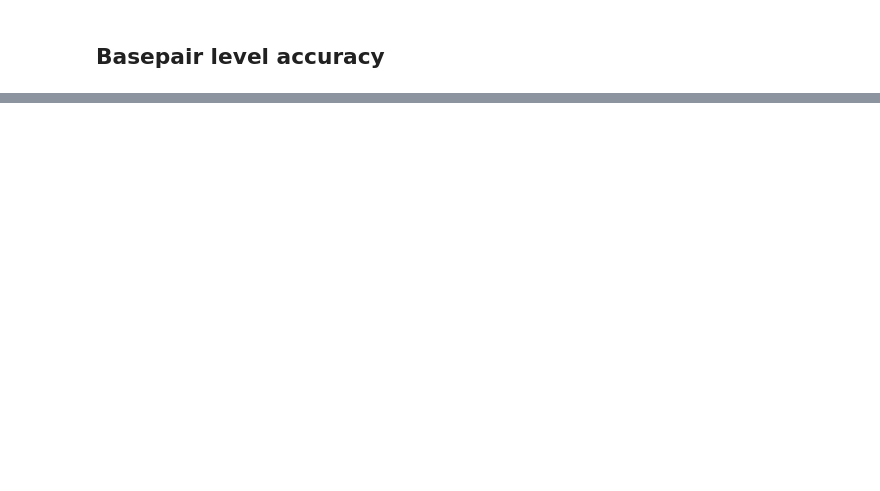
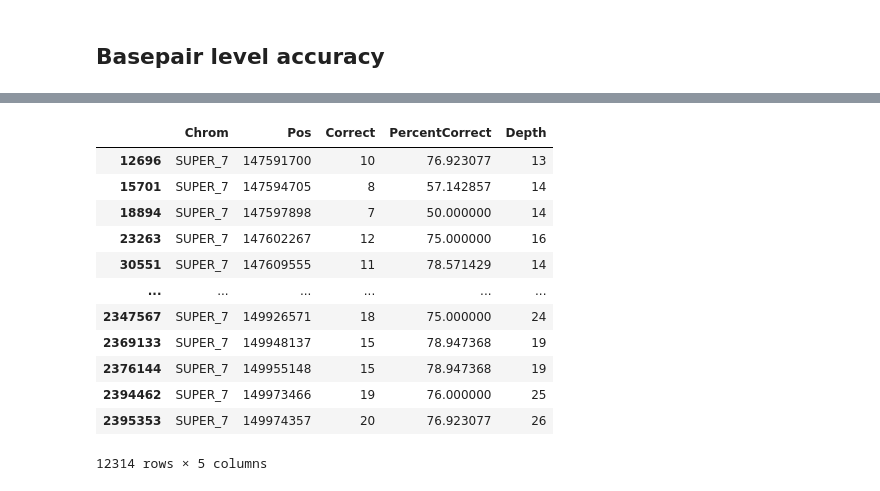
Before and after one commit to phylo-lab-usc/CloseRead_ig-assembly-eval, a Jupyter notebook: code/coverage.ipynb, the cells around one changed output, grey strips where cells are left out. Cells and saved outputs as stored; diff of their text form; code cells hidden in the pictures; blank space fills up the shorter version.

```diff
--- a/code/coverage.ipynb
+++ b/code/coverage.ipynb
@@ -515,3 +499,19 @@ axes[1].fill_between(alt_pileup['Pos'], 100 - alt_pileup['PercentCorrect'], step
+# %%
+pri_pileup[pri_pileup['PercentCorrect']<80]
+# %% [output]
+|  | Chrom | Pos | Correct | PercentCorrect | Depth |
+| 12696 | SUPER_7 | 147591700 | 10 | 76.923077 | 13 |
+| 15701 | SUPER_7 | 147594705 | 8 | 57.142857 | 14 |
+| 18894 | SUPER_7 | 147597898 | 7 | 50.000000 | 14 |
+| 23263 | SUPER_7 | 147602267 | 12 | 75.000000 | 16 |
+| 30551 | SUPER_7 | 147609555 | 11 | 78.571429 | 14 |
+| ... | ... | ... | ... | ... | ... |
+| 2347567 | SUPER_7 | 149926571 | 18 | 75.000000 | 24 |
+| 2369133 | SUPER_7 | 149948137 | 15 | 78.947368 | 19 |
+| 2376144 | SUPER_7 | 149955148 | 15 | 78.947368 | 19 |
+| 2394462 | SUPER_7 | 149973466 | 19 | 76.000000 | 25 |
+| 2395353 | SUPER_7 | 149974357 | 20 | 76.923077 | 26 |
+12314 rows × 5 columns
 # %%
 pdf = PDF()
 pdf.add_page()
```
Also changed, not shown: parts of 20 cells of this notebook, 3 other files.
